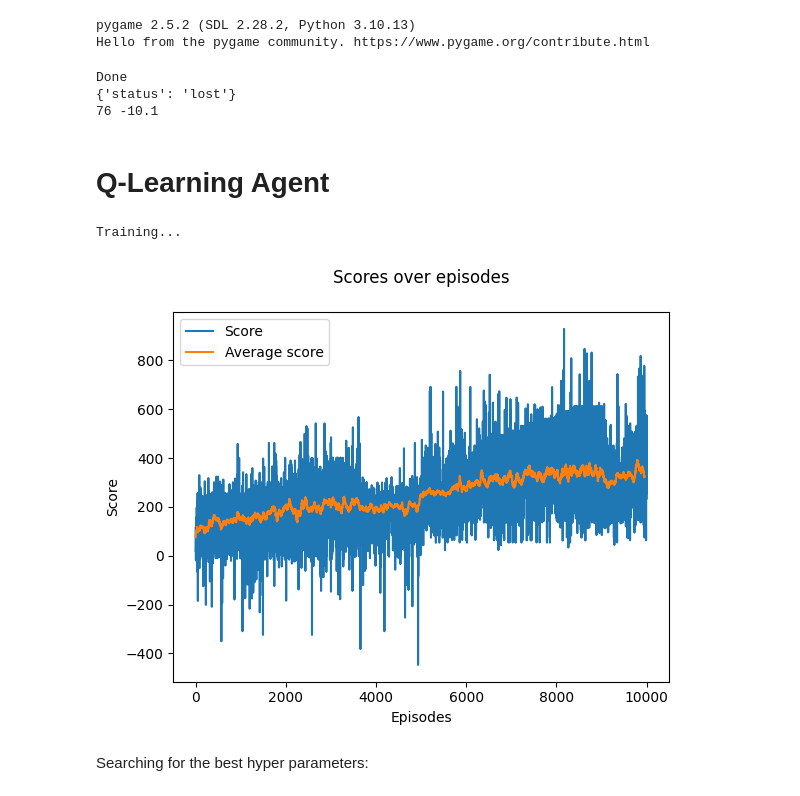
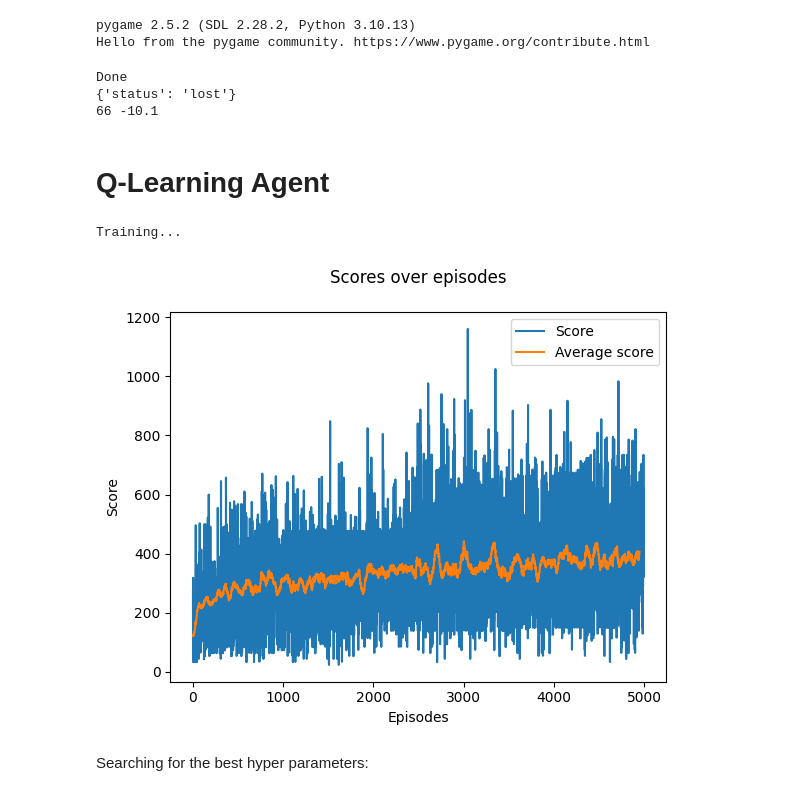
Before and after one commit to Ramlaoui/rl-pacman, a Jupyter notebook: notebooks/play.ipynb, the cells around one changed output. Drawn from its saved outputs; the diff is of its cells as text; code cells hidden in the pictures.

```diff
--- a/notebooks/play.ipynb
+++ b/notebooks/play.ipynb
@@ -22,7 +22,7 @@ Hello from the pygame community. https://www.pygame.org/contribute.html
 from src.levels import base_level, get_level_1
 
 env = game.PacManEnv(**base_level, gui=True, ai=True)
-env_1 = game.PacManEnv(**get_level_1(), gui=True, ai=True)
+# env_1 = game.PacManEnv(**get_level_1(), gui=True, ai=True)
 obs = env.reset()
 
 from src.agents.random import RandomAgent
@@ -41,7 +41,7 @@ for i in range(10000):
 # %% [output]
 Done
 {'status': 'lost'}
-76 -10.1
+66 -10.1
 # %%
 from src.trainer import Trainer
 # %% [markdown]
@@ -51,12 +51,12 @@ from src.agents.qlearning import QLearningAgent
 
 qlearning_agent = QLearningAgent(env, alpha=0.1, gamma=0.9, epsilon=0.05)
 # %%
-trainer = Trainer(env_1, qlearning_agent, gui=False, run_name="qlearning")
+trainer = Trainer(env, qlearning_agent, gui=False, run_name="qlearning")
 trainer.train(5000, render=True, log_interval=100)
 trainer.plot_score()
 # %% [output]
 Training...
-[figure, old version]
+[figure, new version]
 # %% [markdown]
 Searching for the best hyper parameters:
 # %%
```
Also changed, not shown: parts of 14 cells of this notebook, 1 other file.
